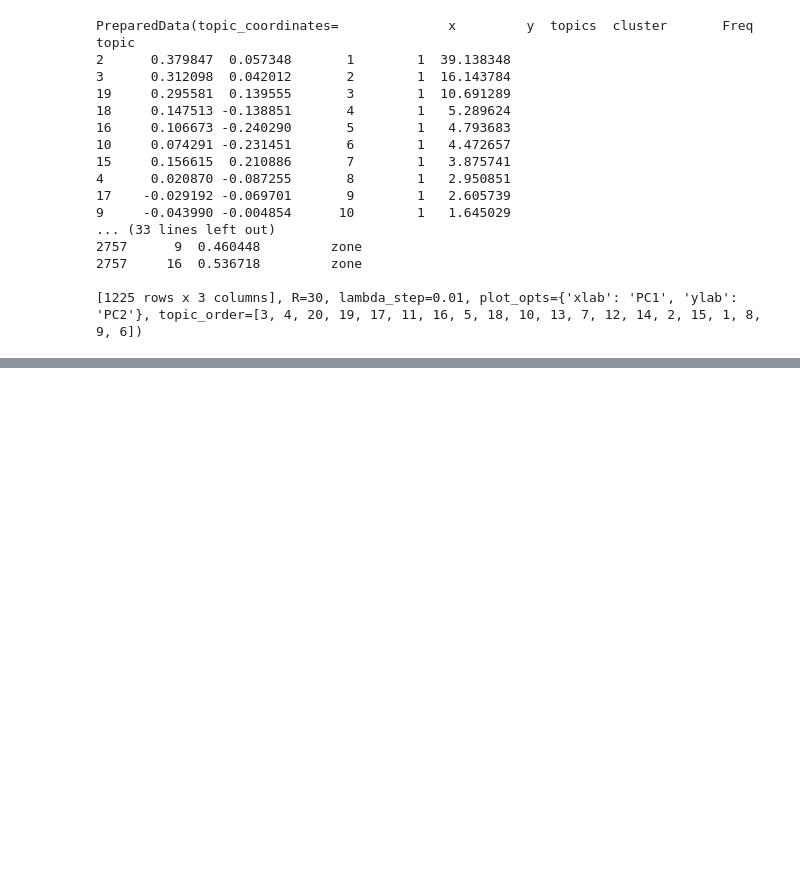
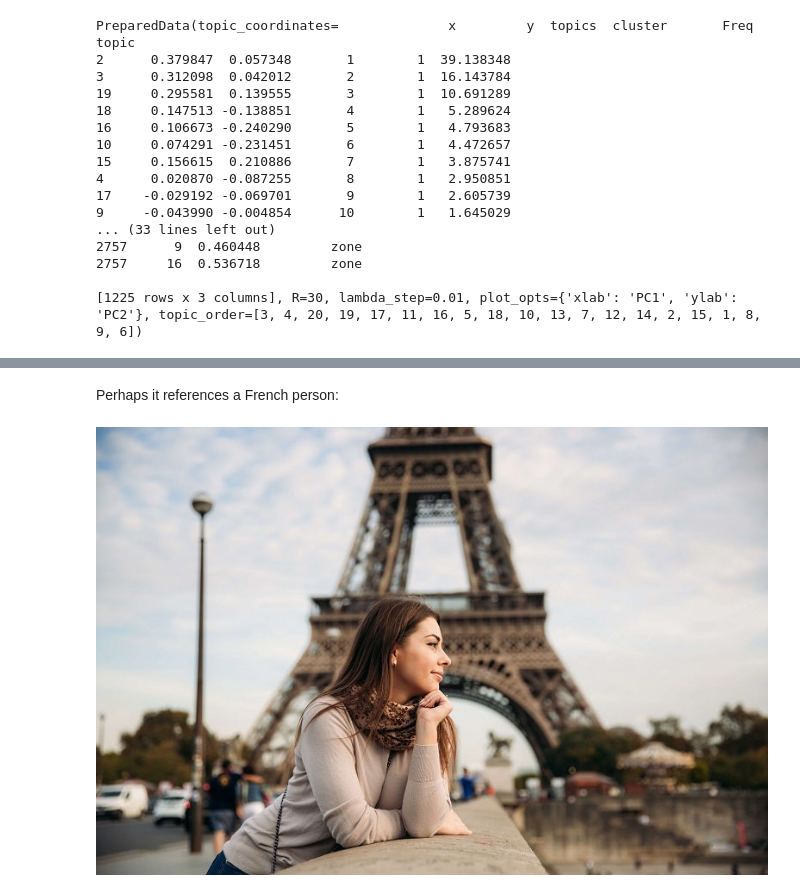
Before and after one commit to wjbmattingly/intro-to-ml, a Jupyter notebook: intro_to_ml_02.ipynb, the cells around one changed output, grey strips where cells are left out. Saved outputs shown, nothing was run; the diff lists cells and outputs as text; code cells hidden in the pictures; blank space fills up the shorter version.

```diff
--- a/intro_to_ml_02.ipynb
+++ b/intro_to_ml_02.ipynb
@@ -295,0 +336,6 @@ Lemmatization can, however, be computationally expensive.
+# %% [markdown]
+Perhaps it references a French person:
+# %%
+Image("https://images.movehub.com/wp-content/uploads/2017/09/15150656/living-in-france.jpg")
+# %% [output]
+[figure, added]
```
Also changed, not shown: parts of 28 cells of this notebook.
